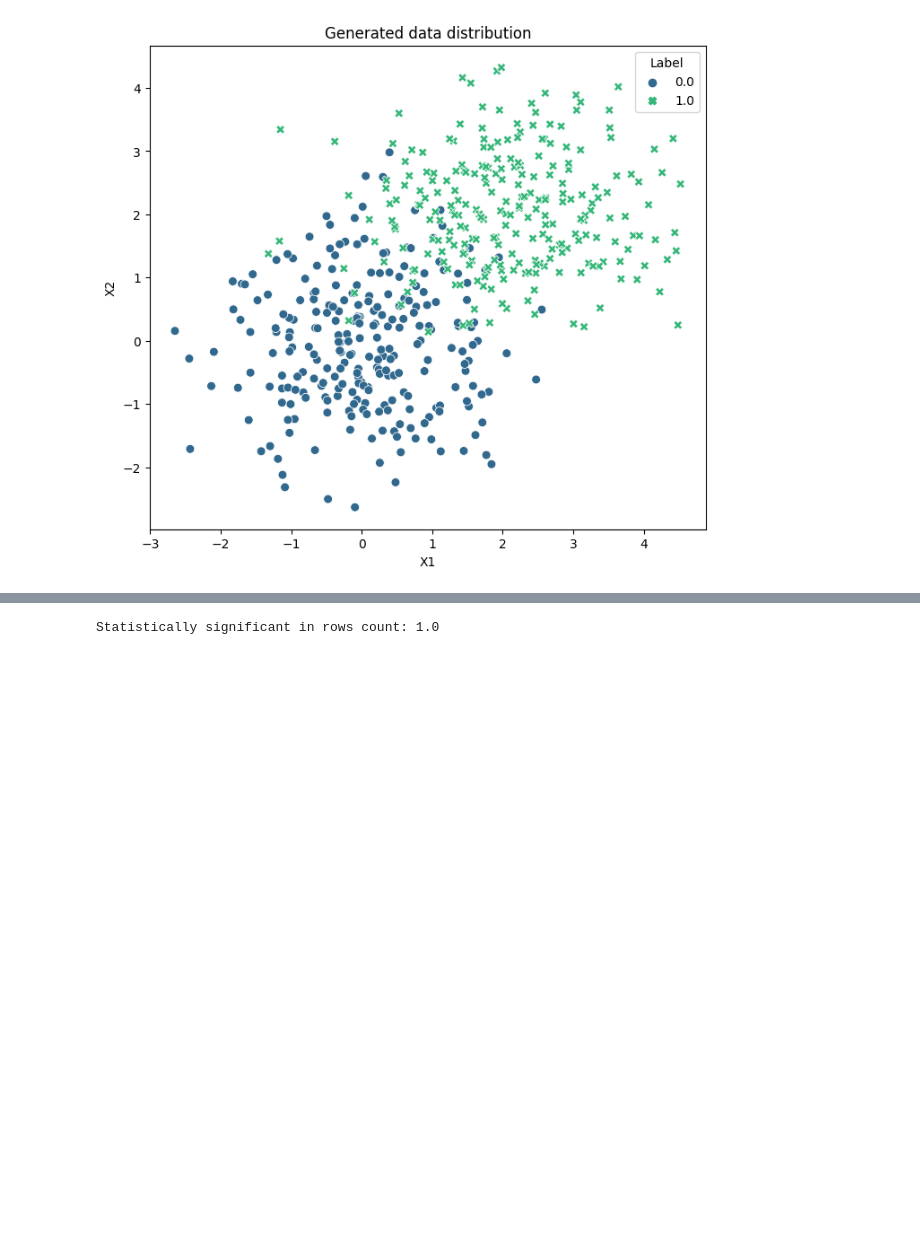
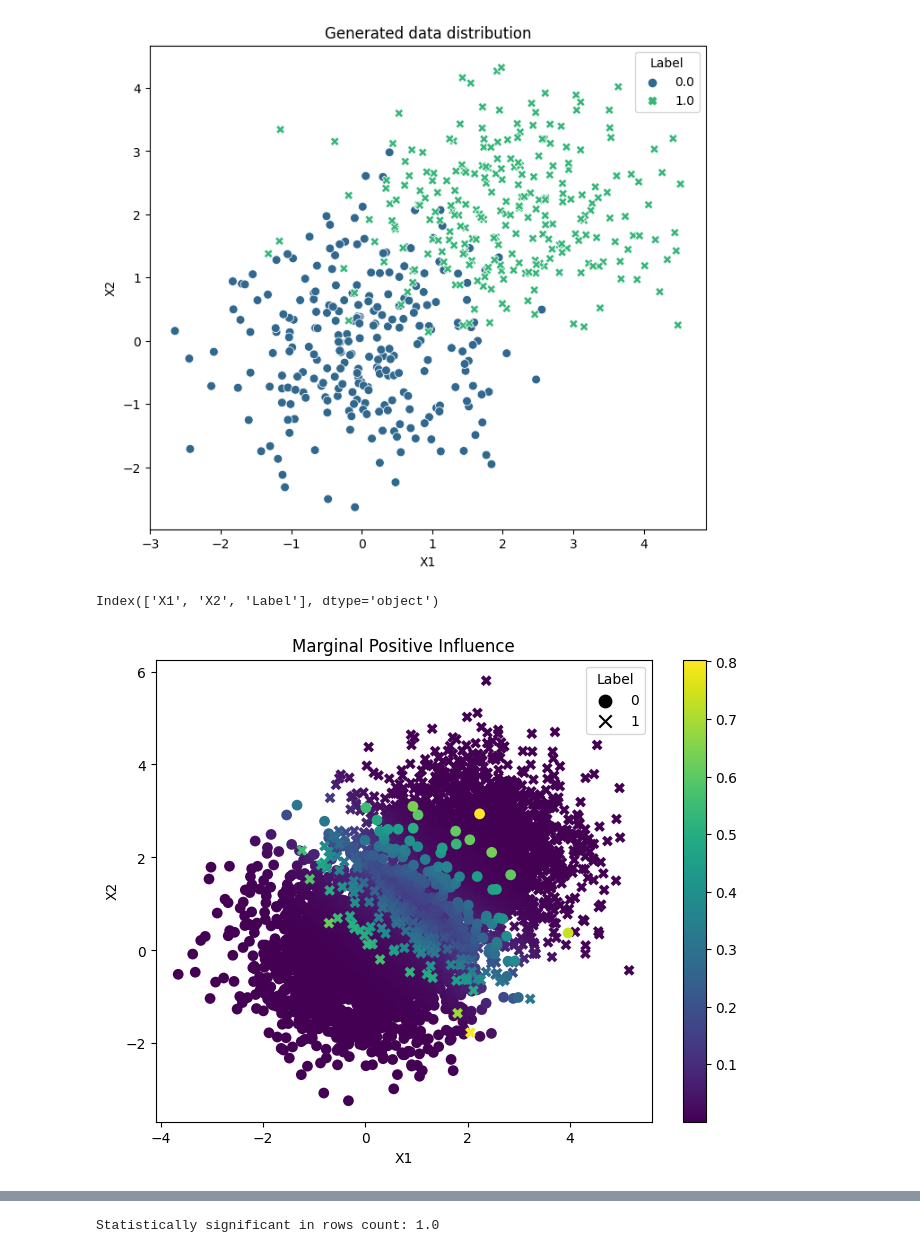
Before and after one commit to MurphLaws/Exp, a Jupyter notebook: scatter_ECDF.ipynb, the cells around one changed output, grey strips where cells are left out. Cells and saved outputs as stored; diff of their text form; code cells hidden in the pictures; blank space fills up the shorter version.

Commit message:
Finished cleaning until signals

```diff
--- a/scatter_ECDF.ipynb
+++ b/scatter_ECDF.ipynb
@@ -477,0 +298,80 @@ def run_SI(df):
+# %%
+
+
+
+DATA = create_data(6000)
+
+im = influence_matrix(DATA)
+
+
+print(DATA.columns)
+
+### SELF INFLUENCE
+# SI = run_SI(DATA).sort_values('Influence')
+
+
+### MARGINAL SIGNALS
+
+MPI = retrieve(DATA,run_MPI(im)).sort_values('Influence')
+MNI = retrieve(DATA,run_MNI(im)).sort_values('Influence')
+MAI = retrieve(DATA,run_MAI(im)).sort_values('Influence')
+MSPI = retrieve(DATA,run_MSPI(im)).sort_values('Influence', ascending = False)
+MSNI = retrieve(DATA,run_MSNI(im)).sort_values('Influence')
+
+
+## CONDITIONAL SIGNALS
+
+
+PIL0  = retrieve(DATA,run_PIL(DATA, im, 0)).sort_values('Influence')
+PIL1  = retrieve(DATA,run_PIL(DATA, im, 1)).sort_values('Influence')
+NIL0  = retrieve(DATA,run_NIL(DATA, im, 0)).sort_values('Influence')
+NIL1  = retrieve(DATA,run_NIL(DATA, im, 1)).sort_values('Influence')
+AIL0  = retrieve(DATA,run_AIL(DATA, im, 0)).sort_values('Influence')
+AIL1  = retrieve(DATA,run_AIL(DATA, im, 1)).sort_values('Influence')
+SLIP0 = retrieve(DATA,run_SLIP(DATA, im, 0)).sort_values('Influence', ascending = False)
+SLIP1 = retrieve(DATA,run_SLIP(DATA, im, 1)).sort_values('Influence', ascending = False)
+SLIN0 = retrieve(DATA,run_SLIN(DATA, im, 0)).sort_values('Influence')
+SLIN1 = retrieve(DATA,run_SLIN(DATA, im, 1)).sort_values('Influence')
+
+
+
+def plot_signal(df, title):
+    plt.figure(figsize=(8, 6))
+    kwargs = {'edgecolor': "black", 'linewidth': 0}
+    sp = sns.scatterplot(data=df, x='X1', y='X2', hue='Influence', legend='brief', style='Label', palette='viridis', s=60, **kwargs)
+    sp.get_legend().remove()
+
+    custom_handles = [
+        plt.scatter([], [], marker='o', s=80, color='black', label='0'),
+        plt.scatter([], [], marker='x', s=80, color='black', label='1'),
+    ]
+
+    plt.legend(handles=custom_handles, title='Label')
+
+    norm = plt.Normalize(df['Influence'].min(), df['Influence'].max())
+    sm = plt.cm.ScalarMappable(cmap="viridis", norm=norm)
+    sp.figure.colorbar(sm, ax=sp)
+    sp.set(title=title)
+    plt.show()
+
+
+# plot_signal(SI, "Self Influence")
+# plot_signal(MPI,"Marginal Positive Influence")
+# plot_signal(MNI,"Marginal Negative Influence")
+# plot_signal(MAI,"Marginal Absolute Influence")
+# plot_signal(MSPI, "# of samples Positively influenced Marginally")
+# plot_signal(MSNI, "# of samples Negatively influenced Marginally")
+
+# plot_signal(PIL0,"Positive influence on Class 0")
+# plot_signal(PIL1,"Positive influence on Class 1")
+# plot_signal(NIL0,"Negative influence on Class 0")
+# plot_signal(NIL1,"Negative influence on Class 1")
+# plot_signal(AIL0,"Absolute influence on Class 0")
+# plot_signal(AIL1,"Absolute influence on Class 1")
+# plot_signal(SLIP0,"# of samples Positively Influenced on Class 0")
+# plot_signal(SLIP1,"# of samples Positively influenced on Class 1")
+# plot_signal(SLIN0,"# of samples Negatively influenced on Class 0")
+# plot_signal(SLIN1,"# of samples Negatively influenced on Class 1")
+# %% [output]
+Index(['X1', 'X2', 'Label'], dtype='object')
+[figure, added]
```
Also changed, not shown: parts of 19 cells of this notebook.
